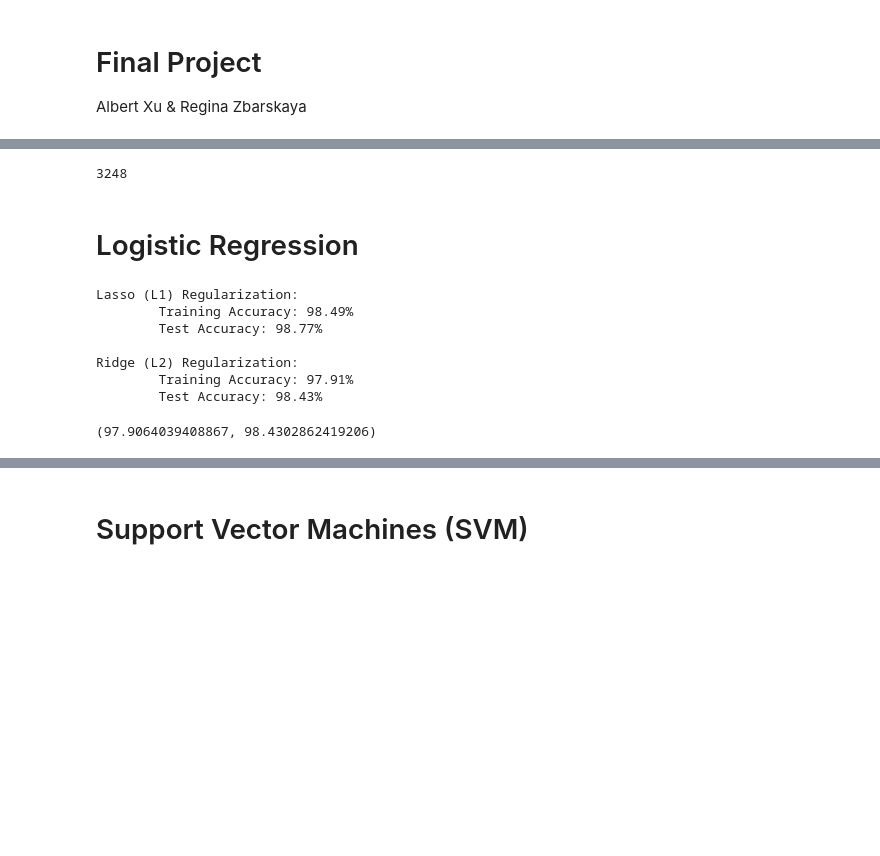
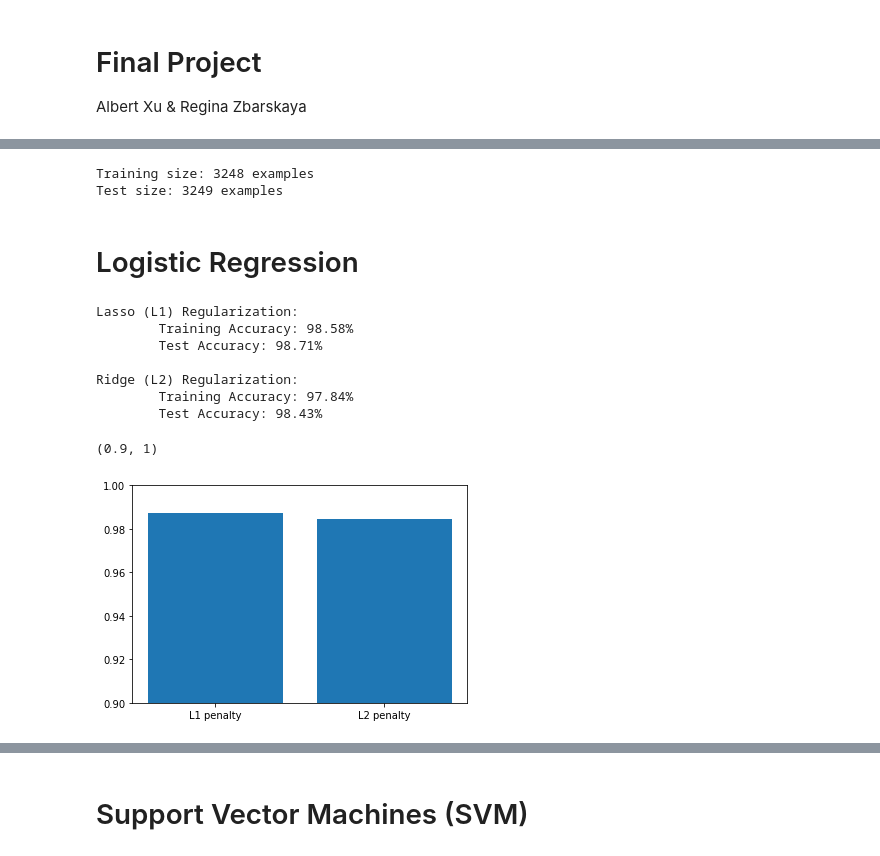
Before and after one commit to alberttxu/ml_final_project, a Jupyter notebook: final_proj.ipynb, the cells around one changed output, grey strips where cells are left out. Drawn from its saved outputs; the diff is of its cells as text; code cells hidden in the pictures; blank space fills up the shorter version.

```diff
--- a/final_proj.ipynb
+++ b/final_proj.ipynb
@@ -35,41 +57,47 @@ X, y = X[:,:-1], X[:,-1]
 
 # Split data randomly into (approximately) equal arrays of training and testing data
 X_train, X_test, y_train, y_test = train_test_split(X, y, test_size=0.5)
-len(y_train)
+print("Training size: %d examples" % len(y_train))
+print("Test size: %d examples" % len(y_test))
 # %% [output]
-3248
+Training size: 3248 examples
+Test size: 3249 examples
 # %% [markdown]
 # Logistic Regression
 # %%
 # Apply logistic regression on data to predict red/white wine
-def logreg_model(pen, X_train, X_test, y_train, y_test, suppress):
-    logreg = LogisticRegression(penalty=pen)
+def logreg_acc(penalty, X_train, X_test, y_train, y_test, debug=False):
+    logreg = LogisticRegression(penalty=penalty)
     logreg.fit(X_train, y_train)
-    yhat = logreg.predict(X_test)
-
-    tr_acc = logreg.score(X_train, y_train)*100
-    ts_acc = logreg.score(X_test, y_test)*100
-    if(not suppress):
-        print('\tTraining Accuracy: {0:.2f}%'.format(tr_acc))
-        print('\tTest Accuracy: {0:.2f}%'.format(ts_acc))
+    tr_acc = logreg.score(X_train, y_train)
+    ts_acc = logreg.score(X_test, y_test)
+    if debug:
+        print('\tTraining Accuracy: {0:.2f}%'.format(tr_acc*100))
+        print('\tTest Accuracy: {0:.2f}%'.format(ts_acc*100))
     return tr_acc, ts_acc
 
+ts_acc = []
 # ---------- Lasso (L1) Regularization ----------
 print('\nLasso (L1) Regularization: ')
-logreg_model('l1', X_train, X_test, y_train, y_test, 0)
+ts_acc.append(logreg_acc('l1', X_train, X_test, y_train, y_test, debug=True)[1])
 
 # ---------- Ridge (L2) Regularization ----------
 print('\nRidge (L2) Regularization: ')
-logreg_model('l2', X_train, X_test, y_train, y_test, 0)
+ts_acc.append(logreg_acc('l2', X_train, X_test, y_train, y_test, debug=True)[1])
+
+plt.bar(range(2), ts_acc)
+plt.xticks(range(2), ['L1 penalty', 'L2 penalty'])
+plt.ylim(0.9, 1)
 # %% [output]
 Lasso (L1) Regularization:
-        Training Accuracy: 98.49%
-        Test Accuracy: 98.77%
+        Training Accuracy: 98.58%
+        Test Accuracy: 98.71%
 
 Ridge (L2) Regularization:
-        Training Accuracy: 97.91%
+        Training Accuracy: 97.84%
         Test Accuracy: 98.43%
-(97.9064039408867, 98.4302862419206)
+(0.9, 1)
+[figure, added]
 # %%
 # ---------- Polynomial Feature Transformation (2, 3) ----------
 def poly_t(feat, model):
```
Also changed, not shown: parts of 15 cells of this notebook.
